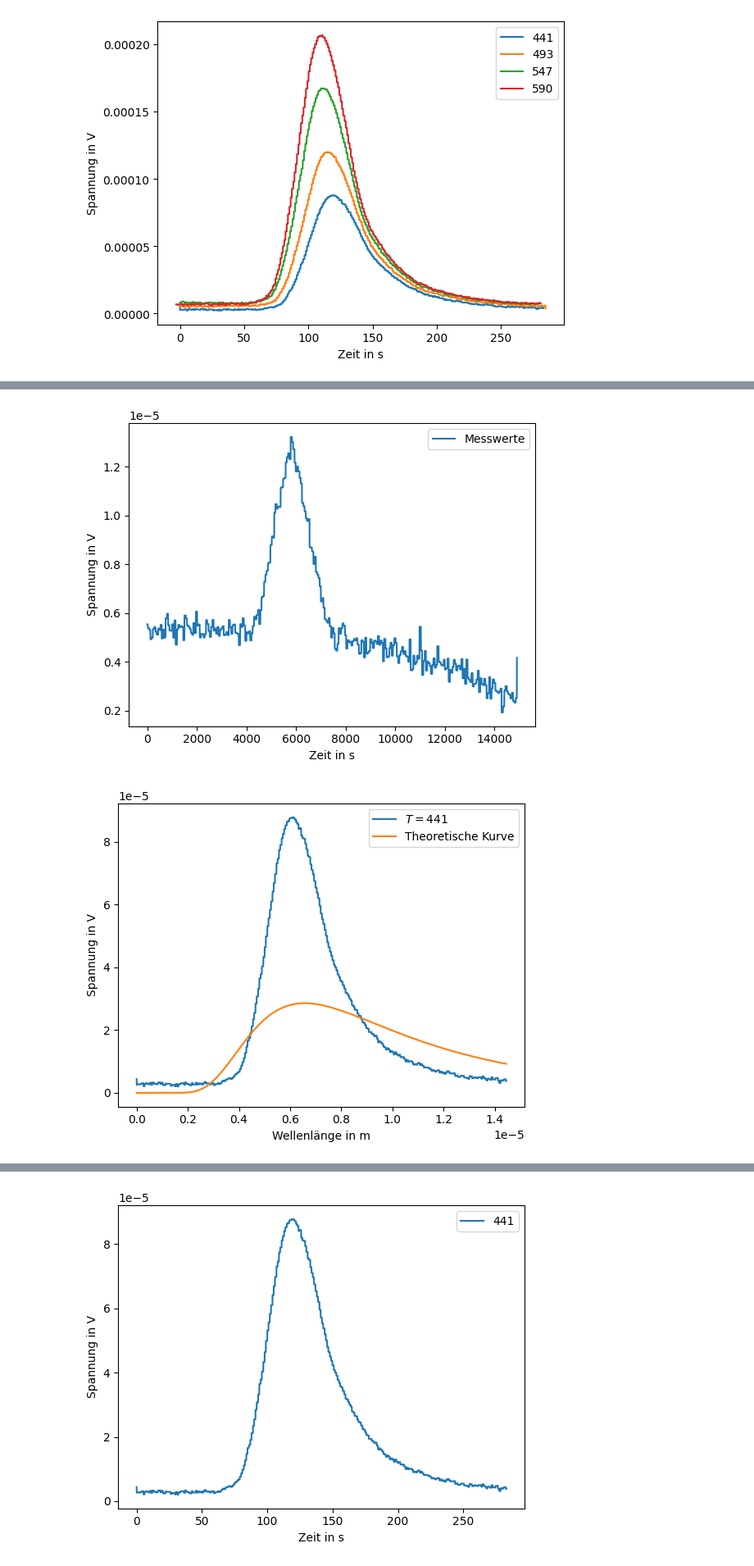
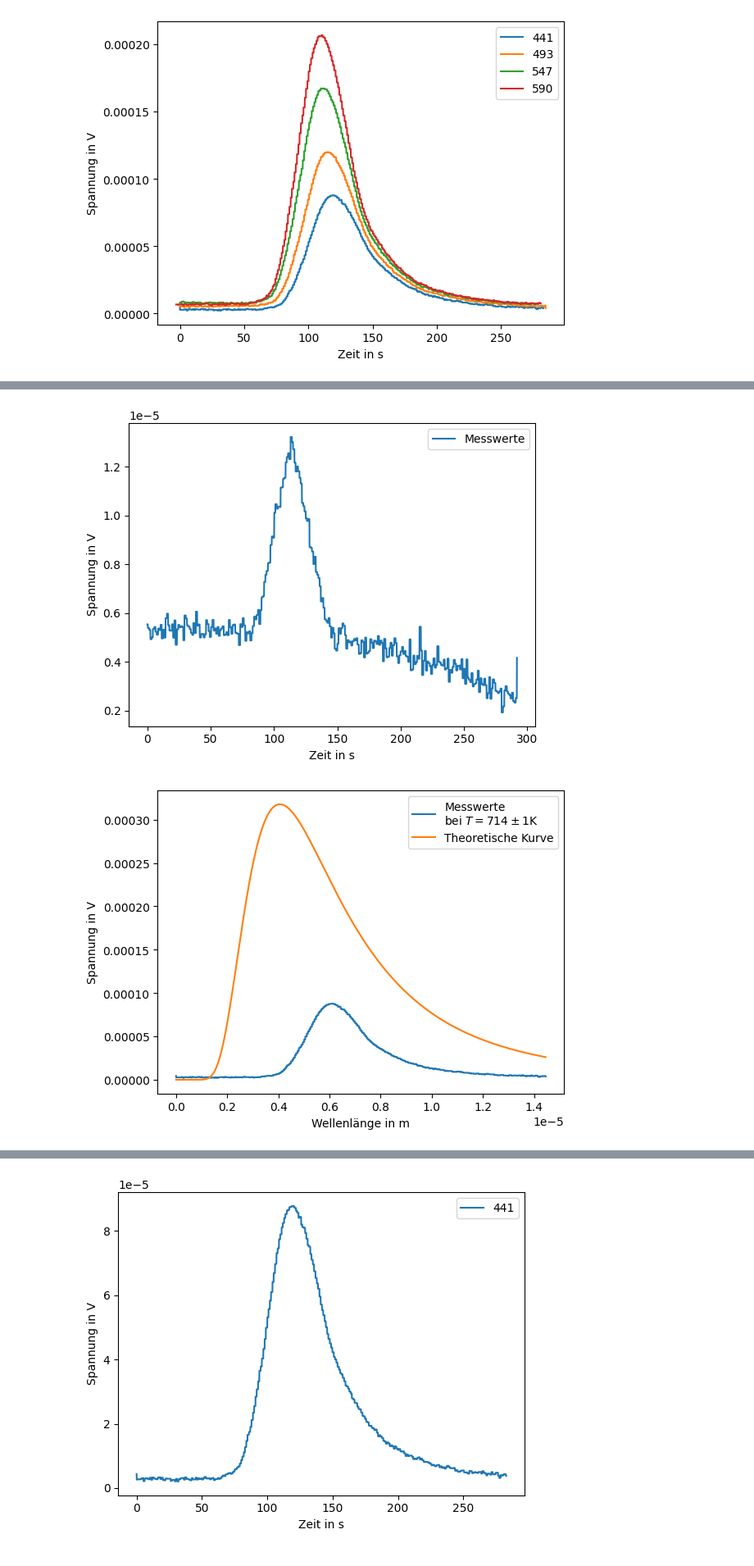
Before and after one commit to Lulus792/Pl, a Jupyter notebook: schwarzer_strahler/Kallibrierung.ipynb, the cells around one changed output, grey strips where cells are left out. Shown: that part at 82% size. Cells and saved outputs as stored; diff of their text form; code cells hidden in the pictures.

```diff
--- a/schwarzer_strahler/Kallibrierung.ipynb
+++ b/schwarzer_strahler/Kallibrierung.ipynb
@@ -75,16 +75,16 @@ plt.show()
 
 x2 = np.linspace(m*min(file02['x']), m*max(file02['x']), num=len(file02['y']))
 
-plt.plot(x2, reverse_list(file02['y']), label='Messwerte')
+plt.plot(file02['x'], reverse_list(file02['y']), label='Messwerte')
 
 plt.xlabel('Zeit in s')
 plt.ylabel('Spannung in V')
 
 plt.legend()
-plt.savefig('kalibrirung1.svg')
+plt.savefig('kalibrirung1.svg',bbox_inches='tight')
 plt.show()
 # %% [output]
-[figure, old version]
+[figure, new version]
 # %%
 k_B = 1.38e-23
 h = 6.626e-34
@@ -93,22 +93,24 @@ exp = 2.7182818284
 
 def plank_strahlung(_Lambda, T):
     return 8*np.pi*h*c/(pow(_Lambda, 5)*(pow(exp, h*c/(_Lambda*k_B*T)) - 1))
+# %%
+plt.rc('text.latex', preamble=r'\usepackage{amsmath}\usepackage{siunitx}')
 # %%
 x3 = np.linspace(m*min(file['x'])*1e-9, m*max(file['x'])*1e-9, num=len(file['y']))
 x_fit = np.linspace(min(x3), max(x3), num=len(x3))
-y_fit = plank_strahlung(x_fit, 441)*1e-5
+y_fit = plank_strahlung(x_fit, 714)*1e-5
 
-plt.plot(x3, file['y'], label=r'$T=441$')
+plt.plot(x3, file['y'], label='Messwerte\nbei 'r'$T=714\pm1$K')
 plt.plot(x_fit, y_fit, label='Theoretische Kurve')
 
 plt.xlabel('Wellenlänge in m')
 plt.ylabel('Spannung in V')
 
 plt.legend()
-plt.savefig('plot441.svg')
+plt.savefig('plot441.svg', bbox_inches='tight')
 plt.show()
 # %% [output]
-[figure, old version]
+[figure, new version]
 # %%
 x4 = np.linspace(m*min(file1['x'])*1e-9, m*max(file1['x'])*1e-9, num=len(file1['y']))
 x_fit = np.linspace(min(x4), max(x4), num=len(x4))
```
Also changed, not shown: parts of 12 cells of this notebook, 10 other files.
